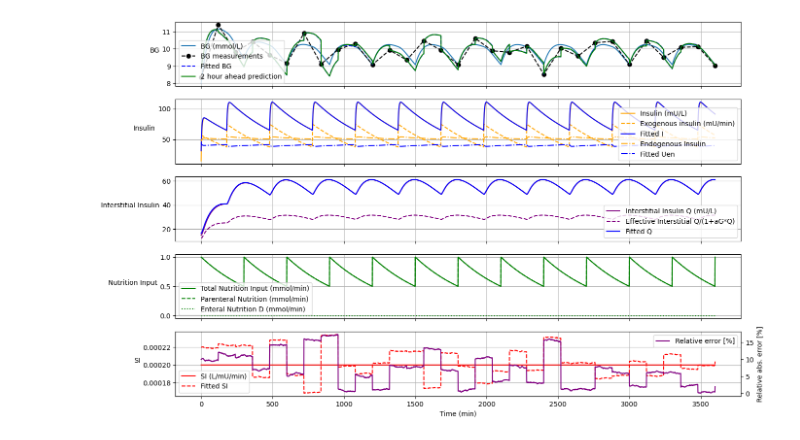
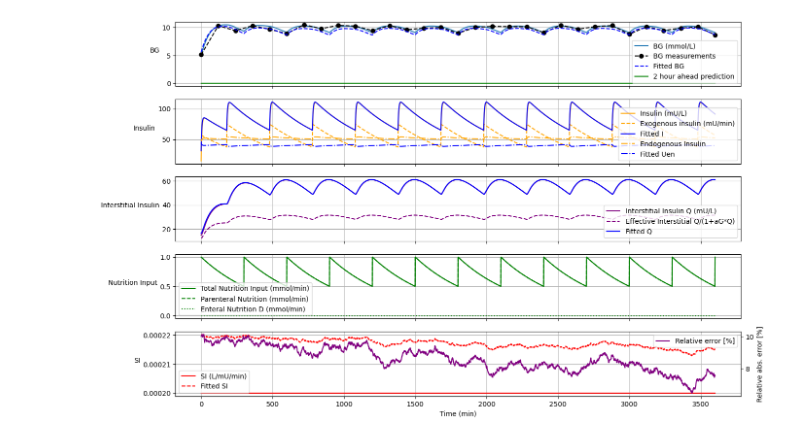
Before and after one commit to mlmulv/Thesis-Code, a Jupyter notebook: modeling.ipynb, the cells around one changed output. Saved outputs shown, nothing was run; the diff lists cells and outputs as text; code cells hidden in the pictures.

```diff
--- a/modeling.ipynb
+++ b/modeling.ipynb
@@ -12,7 +12,7 @@ rng = np.random.default_rng()
 sim_hours = 60
 dt = 1.0
 t = np.arange(0, sim_hours*60+1, dt) #0 to 60 hours with minute-level resolution
-y0 = [8.0, 15.0, 15.0, 0.0, 0.0] #Initial conditions: G, I, Q, P1, P2
+y0 = [5.0, 15.0, 15.0, 0.0, 0.0] #Initial conditions: G, I, Q, P1, P2
 D_const = 0
 SI_const = 2e-4
 uex_func = gen_uex_func()
@@ -25,12 +25,13 @@ gt_model = ICINGTrue()
 G_true, I_true, Q_true, P1_true, P2_true = gt_model.simulate(y0, t[0], t[-1], t, uex_func, PN_func, D_func, SI_func)
 # %%
 # ICING Model Initialization
-t_meas = np.arange(0, sim_hours*60+1, 120.0) #0 to 60 hours with minute-level resolution
+Ts_meas = 120 # Period in minutes of measurement sampling
+t_meas = np.arange(0, sim_hours*60+1, Ts_meas) #0 to 60 hours with minute-level resolution
 sample_indices = [np.argmin(np.abs(t - st)) for st in t_meas]
 measurement_noise_std = 0.25
 G_meas = G_true[sample_indices] + rng.normal(0, measurement_noise_std, size=len(sample_indices))
 initial_state = np.append(y0[:3], [gt_model.params['k1']*np.exp(-y0[2]*gt_model.params['k2']/gt_model.params["k3"]), 2e-4])
-process_noises = 1e-4/120*np.ones_like(initial_state)
-process_noises[-1] = (1e-6)**2/120
+process_noises = 1e-4/(Ts_meas)*np.ones_like(initial_state)
+process_noises[-1] = (1e-6)**2/(Ts_meas)
 input_functions = {"D": D_func, "PN": PN_func, "Uex": uex_func}
 model = ICINGModel(params=None,dt=dt, initial_state=initial_state + 0.1*initial_state, process_noise_vars=process_noises, measurement_noise_var=measurement_noise_std**2, u_funcs=input_functions)
@@ -44,7 +38,7 @@ filter.R
 # %%
 # Run Extended Kalman Filter
 num_states = len(initial_state)
-filter = ExtendedKalmanFilter(num_states=num_states, model=model)
+filter = ExtendedKalmanFilter(num_states=num_states, model=model, Ts_meas=Ts_meas)
 sim = filter.simulate(t, t_meas, G_meas, filter)
 saved_state, saved_noise_var, G_est, Q_est, I_est, Uen_est, SI_est, G_pred = sim.run()
 # %% [output]
@@ -67,10 +45,9 @@ Got measurement 30 at time 3600
 Done
 # %%
 # Plot Extended Kalman Fitler
-ts = [119, 120, 121, 125]
 sim.plot(saved_state, saved_noise_var, G_est, Q_est, I_est, Uen_est, SI_est, G_pred, I_true, gt_model)
 # %% [output]
-[figure, old version]
+[figure, new version]
 # %%
 # Run Particle Filter
 # num_particles = 500
```
Also changed, not shown: parts of 3 cells of this notebook, 2 other files.
